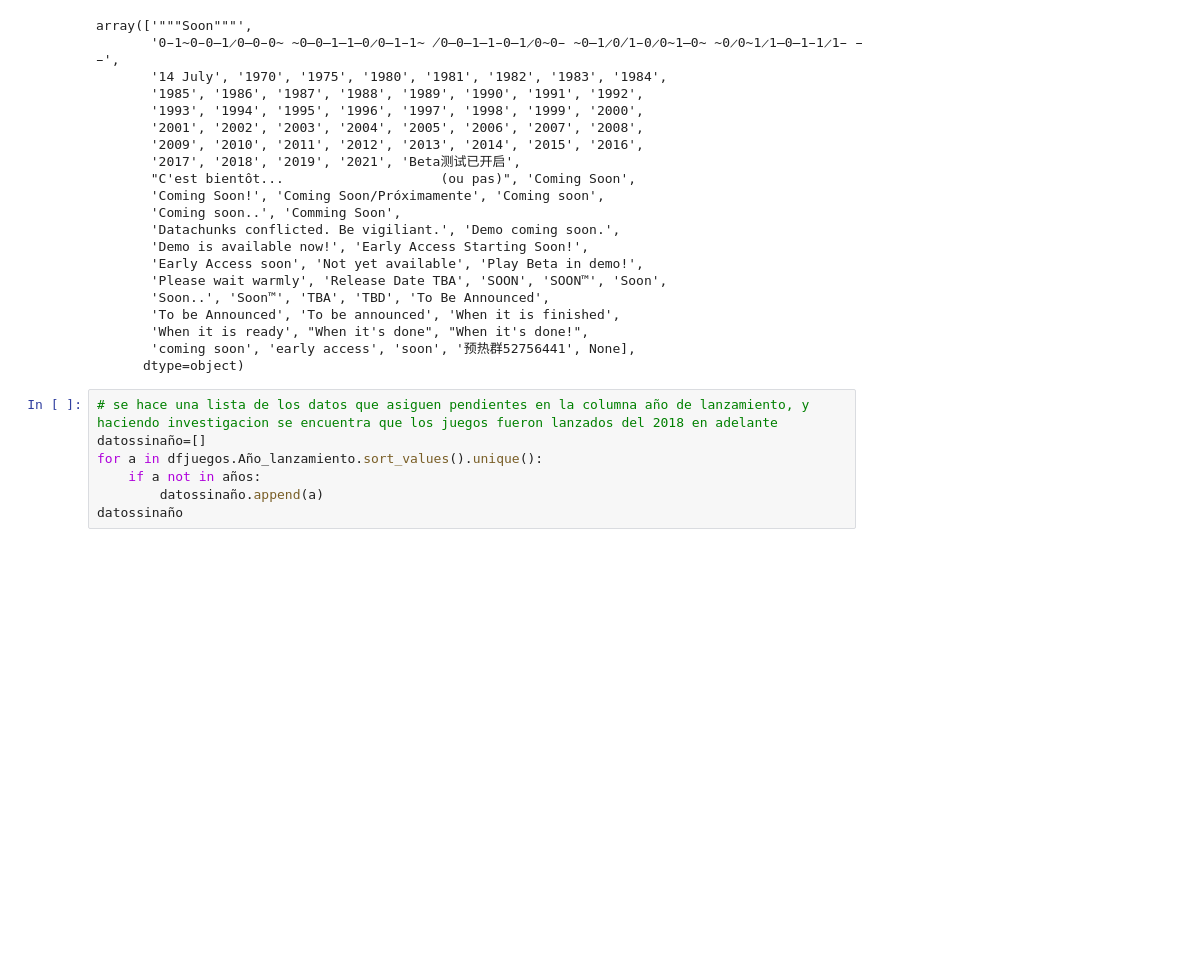
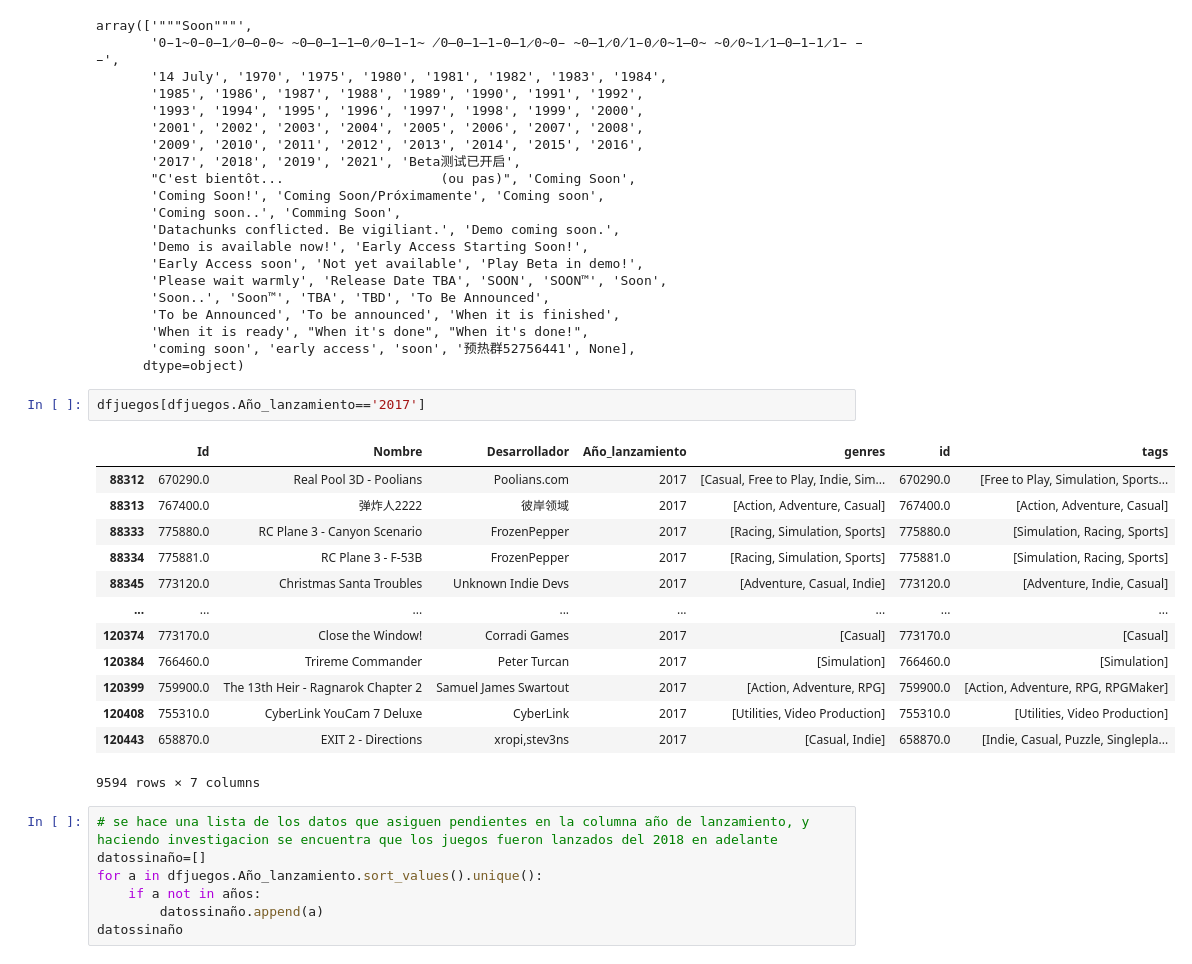
Before and after one commit to JUrielCerecero/PI-MLOPS, a Jupyter notebook: ETL.ipynb, the cells around one changed output. Drawn from its saved outputs; the diff is of its cells as text; blank space fills up the shorter version.

```diff
--- a/ETL.ipynb
+++ b/ETL.ipynb
@@ -122,6 +127,22 @@ array(['"""Soon"""',
        'When it is ready', "When it's done", "When it's done!",
        'coming soon', 'early access', 'soon', '预热群52756441', None],
       dtype=object)
+# %%
+dfjuegos[dfjuegos.Año_lanzamiento=='2017']
+# %% [output]
+|  | Id | Nombre | Desarrollador | Año_lanzamiento | genres | id | tags |
+| 88312 | 670290.0 | Real Pool 3D - Poolians | Poolians.com | 2017 | [Casual, Free to Play, Indie, Sim... | 670290.0 | [Free to Play, Simulation, Sports... |
+| 88313 | 767400.0 | 弹炸人2222 | 彼岸领域 | 2017 | [Action, Adventure, Casual] | 767400.0 | [Action, Adventure, Casual] |
+| 88333 | 775880.0 | RC Plane 3 - Canyon Scenario | FrozenPepper | 2017 | [Racing, Simulation, Sports] | 775880.0 | [Simulation, Racing, Sports] |
+| 88334 | 775881.0 | RC Plane 3 - F-53B | FrozenPepper | 2017 | [Racing, Simulation, Sports] | 775881.0 | [Simulation, Racing, Sports] |
+| 88345 | 773120.0 | Christmas Santa Troubles | Unknown Indie Devs | 2017 | [Adventure, Casual, Indie] | 773120.0 | [Adventure, Indie, Casual] |
+| ... | ... | ... | ... | ... | ... | ... | ... |
+| 120374 | 773170.0 | Close the Window! | Corradi Games | 2017 | [Casual] | 773170.0 | [Casual] |
+| 120384 | 766460.0 | Trireme Commander | Peter Turcan | 2017 | [Simulation] | 766460.0 | [Simulation] |
+| 120399 | 759900.0 | The 13th Heir - Ragnarok Chapter 2 | Samuel James Swartout | 2017 | [Action, Adventure, RPG] | 759900.0 | [Action, Adventure, RPG, RPGMaker] |
+| 120408 | 755310.0 | CyberLink YouCam 7 Deluxe | CyberLink | 2017 | [Utilities, Video Production] | 755310.0 | [Utilities, Video Production] |
+| 120443 | 658870.0 | EXIT 2 - Directions | xropi,stev3ns | 2017 | [Casual, Indie] | 658870.0 | [Indie, Casual, Puzzle, Singlepla... |
+9594 rows × 7 columns
 # %%
 # se hace una lista de los datos que asiguen pendientes en la columna año de lanzamiento, y haciendo investigacion se encuentra que los juegos fueron lanzados del 2018 en adelante
 datossinaño=[]
```
Also changed, not shown: parts of 30 cells of this notebook.
